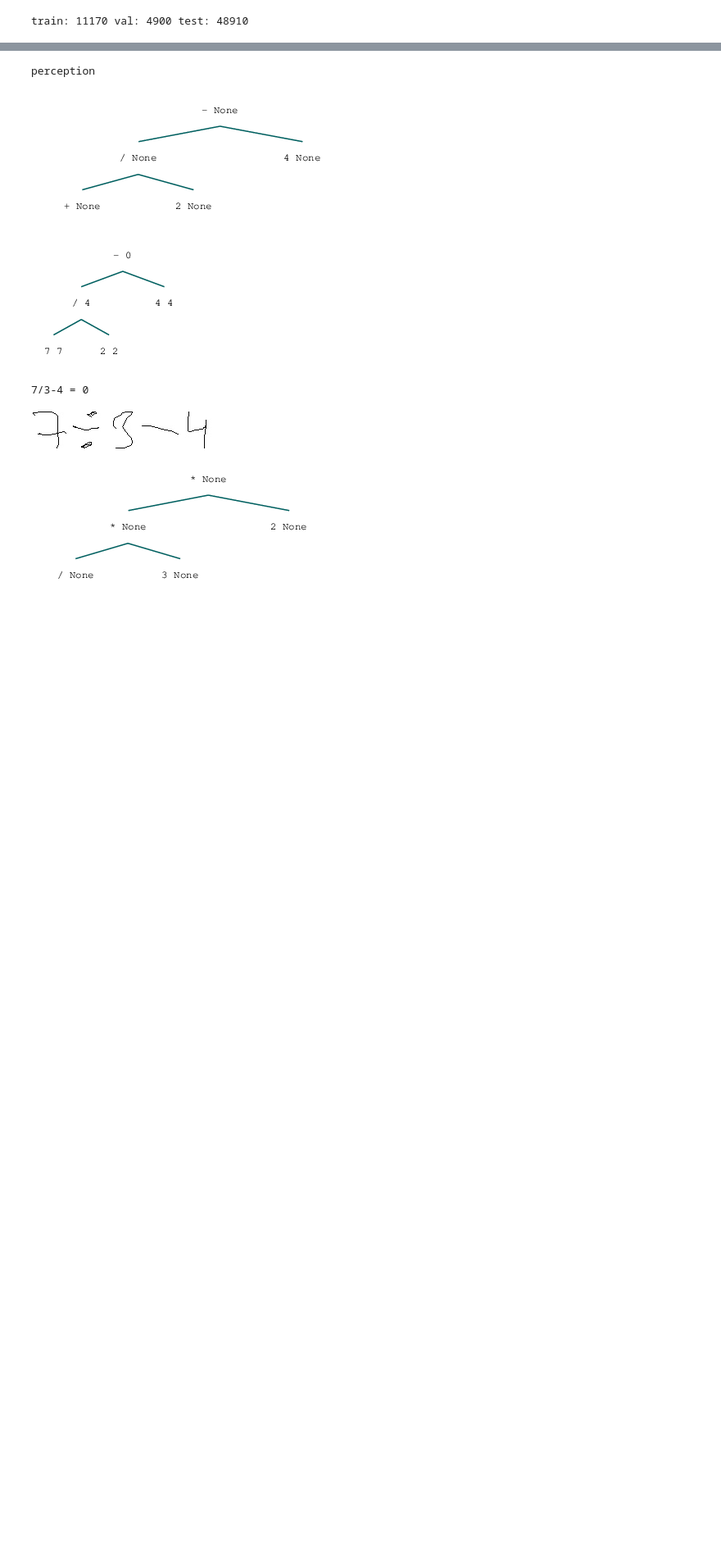
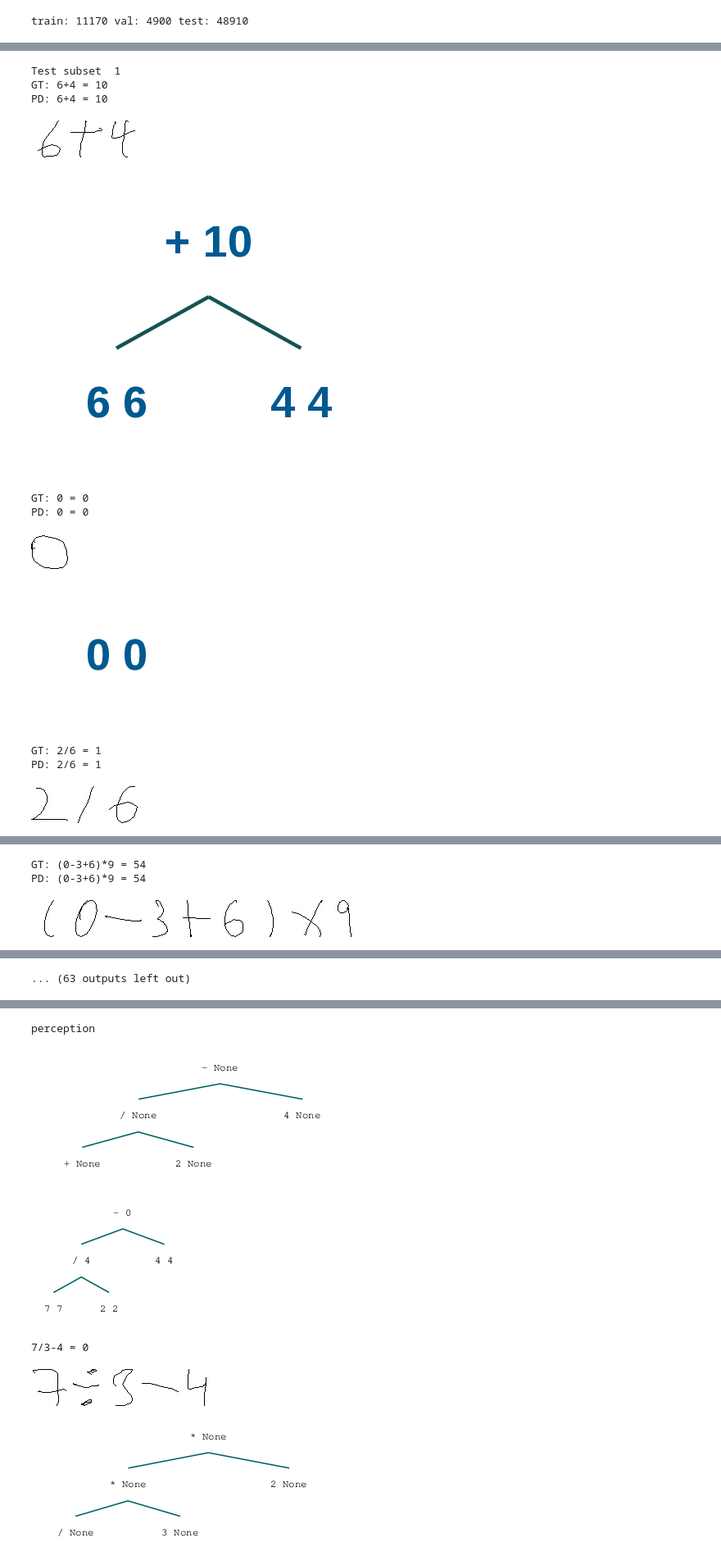
Before and after one commit to liqing-ustc/ANS, a Jupyter notebook: visualize.ipynb, the cells around one changed output, grey strips where cells are left out. Shown at 82% size. Drawn from its saved outputs; the diff is of its cells as text; code cells hidden in the pictures; blank space fills up the shorter version.

```diff
--- a/visualize.ipynb
+++ b/visualize.ipynb
@@ -59,0 +88,17 @@ train: 11170 val: 4900 test: 48910
+# %%
+sys.argv = sys.argv[:1]
+args = parse_args()
+args.resume = 'experiments/model_100.p'
+model = Jointer(args)
+model.to(DEVICE)
+if args.perception_pretrain and not args.perception:
+    model.perception.load({'model': torch.load(args.perception_pretrain)})
+
+st_epoch = 0
+if args.resume:
+    st_epoch = model.load(args.resume)
+    if st_epoch is None:
+        st_epoch = 0
+
+print(args)
+model.print()
@@ -59,0 +123,41 @@ train: 11170 val: 4900 test: 48910
+# %%
+dataset = test_set
+#dataset.filter_by_len(min_len=0, max_len=10)
+n_examples = 5
+model.eval()
+for eval_idx in range(1, 6):
+    print('Test subset ', eval_idx)
+    dataset.filter_by_eval(eval_idx=eval_idx)
+    dataloader = torch.utils.data.DataLoader(dataset, batch_size=1, shuffle=True, num_workers=4, collate_fn=HINT_collate)
+    with torch.no_grad():
+        count = 0
+        for sample in dataloader:
+            res = sample['res']
+            expr = sample['expr']
+            dep = sample['head']
+            model.clear_buffer()
+            model.deduce(sample)
+            ast = model.ASTs[0]
+            tree = draw_ast(ast)
+            print("GT:", expr[0], '=', res[0].item())
+            print("PD:", ''.join(map(ID2SYM, ast.pt.sentence)), '=', ast.res())
+            display(render_img(sample['img_paths'][0]))
+            #display(tree)
+            jupyter_draw_nltk_tree(tree)
+            #input()
+            count += 1
+            if count == n_examples:
+                break
+# %% [output]
+Test subset  1
+GT: 6+4 = 10
+PD: 6+4 = 10
+[figure, added]
+[figure, added]
+GT: 0 = 0
+PD: 0 = 0
+[figure, added]
+[figure, added]
+GT: 2/6 = 1
+PD: 2/6 = 1
+[figure, added]
@@ -59,0 +165,3 @@ train: 11170 val: 4900 test: 48910
+GT: (0-3+6)*9 = 54
+PD: (0-3+6)*9 = 54
+[figure, added]
@@ -59,0 +169 @@ train: 11170 val: 4900 test: 48910
+... (63 outputs left out)
```
Also changed, not shown: parts of 7 cells of this notebook, 1 other file.
